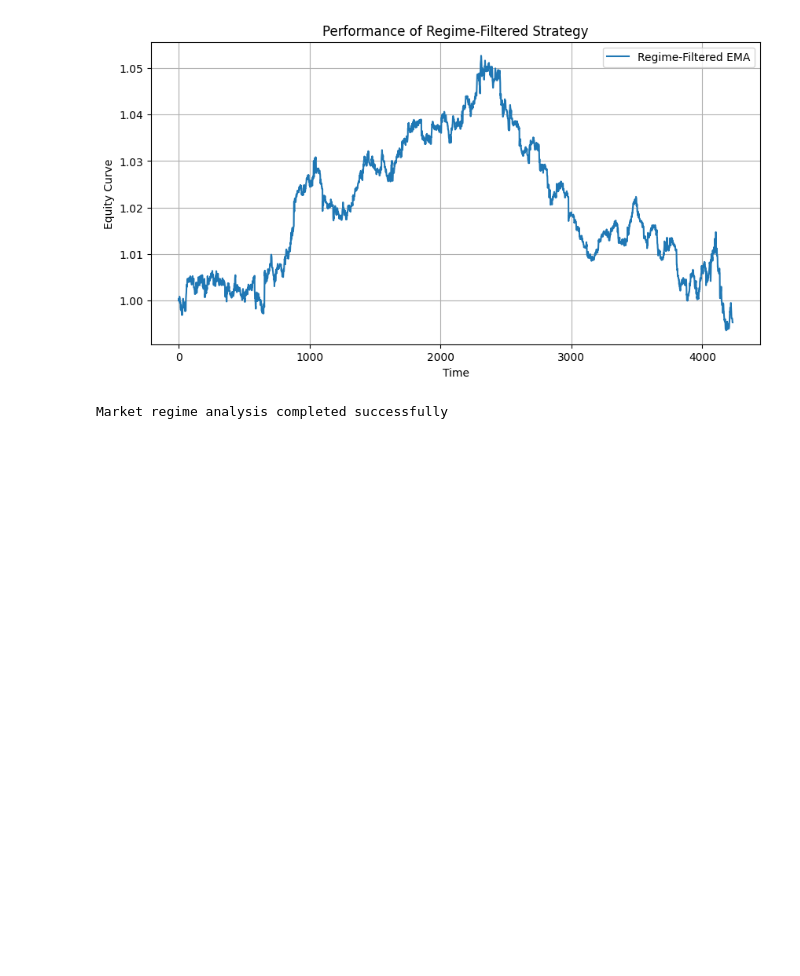
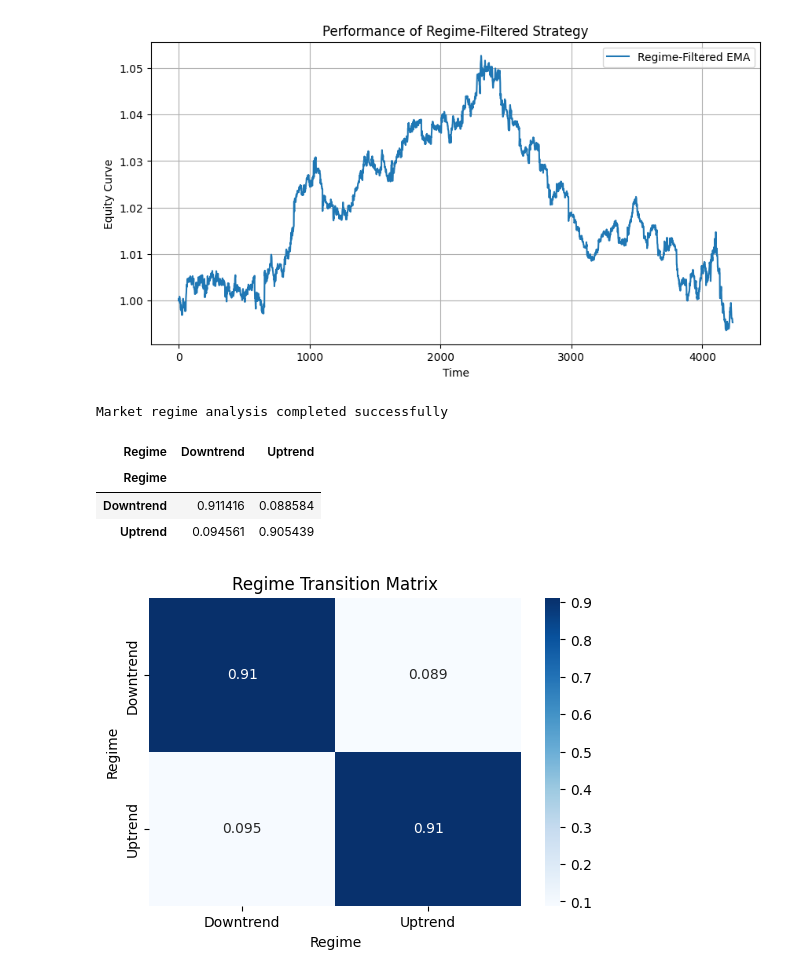
Before and after one commit to armaan147/nifty-ml-trading-system, a Jupyter notebook: notebooks/6market_regime_analysis.ipynb, the cells around one changed output. Cells and saved outputs as stored; diff of their text form; code cells hidden in the pictures; blank space fills up the shorter version.

```diff
--- a/notebooks/6market_regime_analysis.ipynb
+++ b/notebooks/6market_regime_analysis.ipynb
@@ -132,3 +132,25 @@ df.to_csv("../data/regime_strategy_results.csv", index=False)
 print("Market regime analysis completed successfully")
 # %% [output]
 Market regime analysis completed successfully
+# %%
+transition_matrix = pd.crosstab(
+    df["Regime"].shift(1),
+    df["Regime"],
+    normalize="index"
+)
+
+transition_matrix
+# %% [output]
+| Regime | Downtrend | Uptrend |
+| Regime |  |  |
+| Downtrend | 0.911416 | 0.088584 |
+| Uptrend | 0.094561 | 0.905439 |
+# %%
+import seaborn as sns
+
+plt.figure(figsize=(6,4))
+sns.heatmap(transition_matrix, annot=True, cmap="Blues")
+plt.title("Regime Transition Matrix")
+plt.show()
+# %% [output]
+[figure, added]
```
Also changed, not shown: parts of 2 cells of this notebook, 11 other files.
